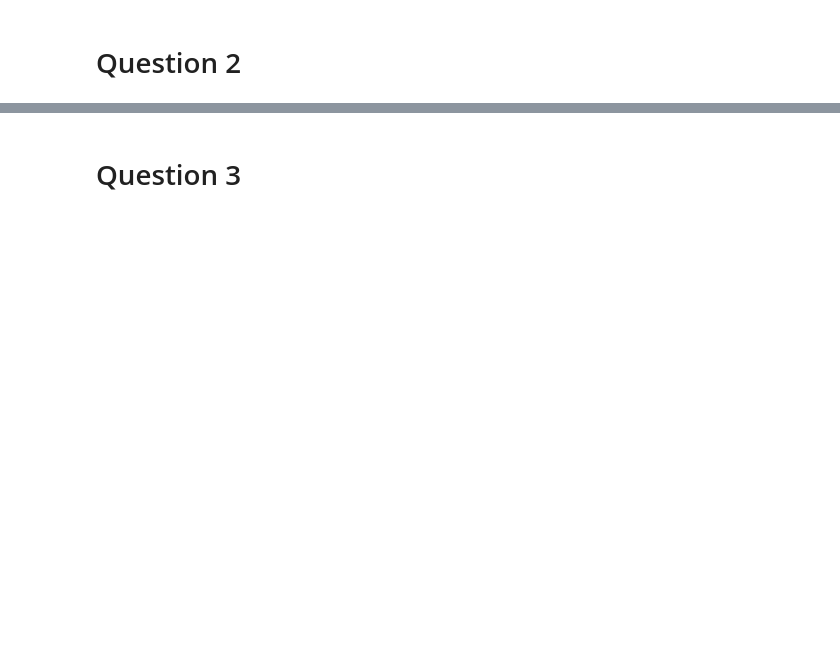
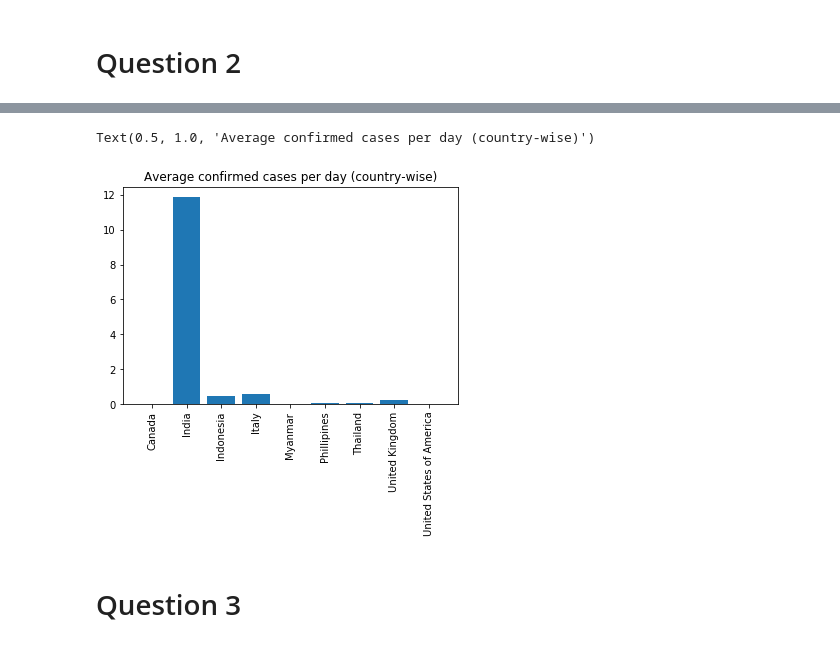
Before and after one commit to mew-two-github/CH5019_2020_GRP3, a Jupyter notebook: Question3/Question 3 analysis.ipynb, the cells around one changed output, grey strips where cells are left out. Cells and saved outputs as stored; diff of their text form; code cells hidden in the pictures; blank space fills up the shorter version.

```diff
--- a/Question3/Question 3 analysis.ipynb
+++ b/Question3/Question 3 analysis.ipynb
@@ -82,2 +111,16 @@ Name: 0, dtype: object
+# %%
+df1=df1[df1.nationality.notnull()]
+df1.sort_values(['diagnosed_date'],inplace=True)
+df2=df1.groupby(['diagnosed_date','nationality'])['id'].count()
+df2=df2.unstack()
+df2.fillna(0,inplace=True)
+df2=df2.mean()
+#plotting
+plt.bar(df2.index,df2.values)
+plt.xticks(df2.index,rotation=90)
+plt.title('Average confirmed cases per day (country-wise)')
+# %% [output]
+Text(0.5, 1.0, 'Average confirmed cases per day (country-wise)')
+[figure, added]
 # %% [markdown]
-<h1> Question 3</h1>
+<h1> Question 3 <h1>
```
Also changed, not shown: parts of 21 cells of this notebook.
